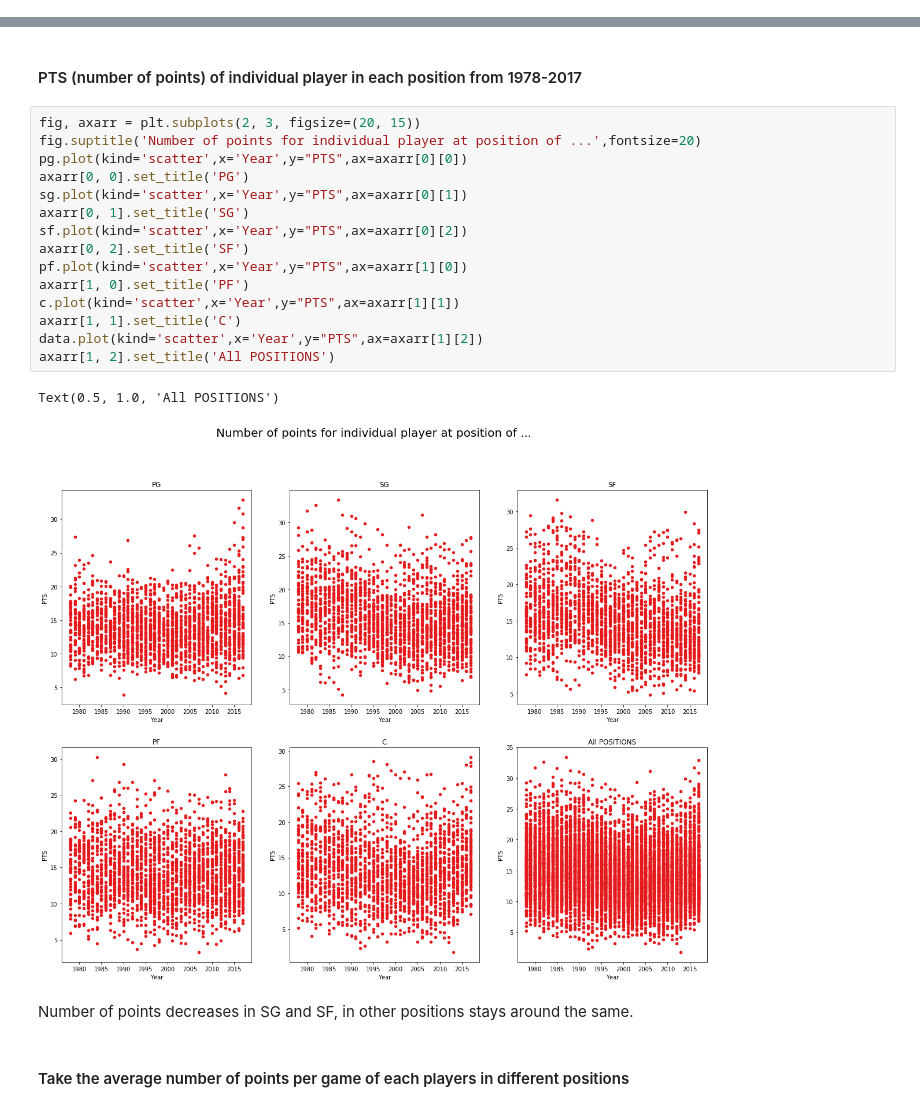
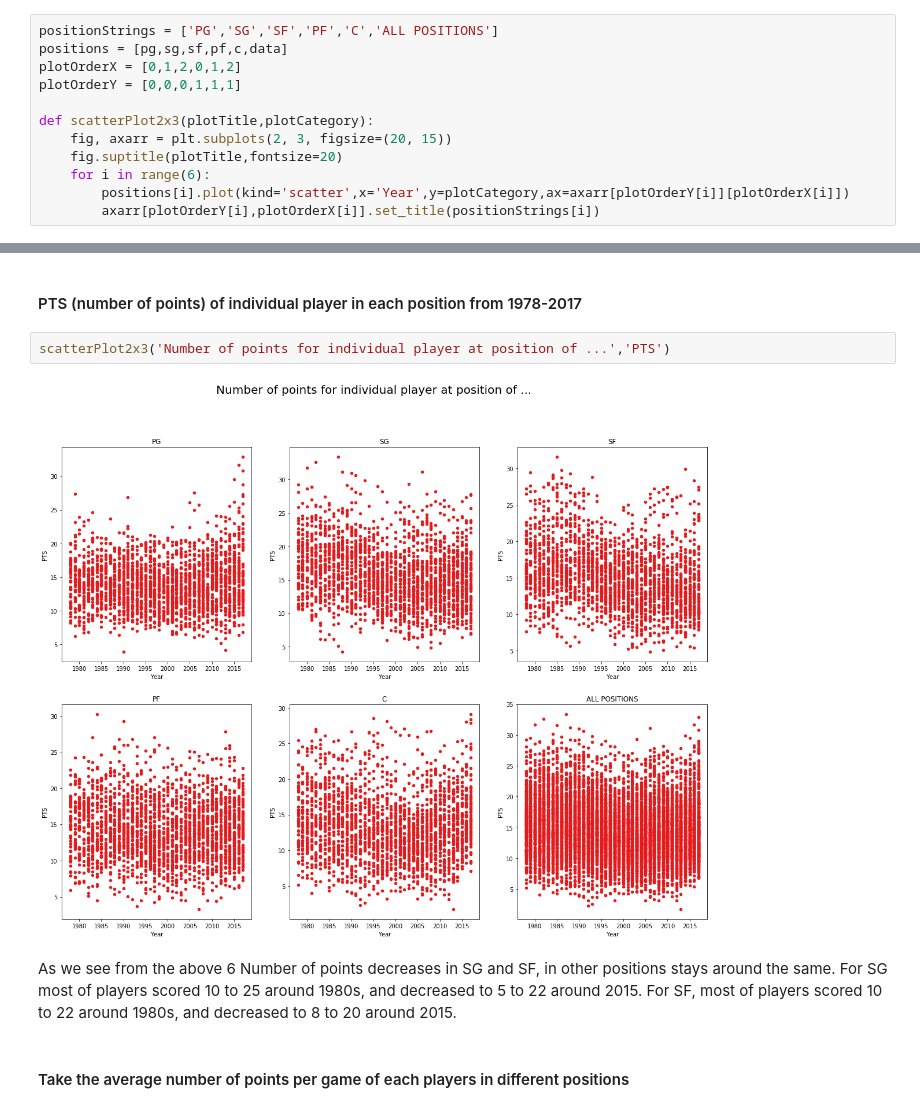
Before and after one commit to yidingweng/SpringBoard, a Jupyter notebook: Capstone 1/Capstone 1_DataStorytelling.ipynb, the cells around one changed output, grey strips where cells are left out. Cells and saved outputs as stored; diff of their text form.

Commit message:
dataStoryTelling

```diff
--- a/Capstone 1/Capstone 1_DataStorytelling.ipynb
+++ b/Capstone 1/Capstone 1_DataStorytelling.ipynb
@@ -57,0 +65,12 @@ which usually also implies height of players in ascanding order.
+# %%
+positionStrings = ['PG','SG','SF','PF','C','ALL POSITIONS']
+positions = [pg,sg,sf,pf,c,data]
+plotOrderX = [0,1,2,0,1,2]
+plotOrderY = [0,0,0,1,1,1]
+
+def scatterPlot2x3(plotTitle,plotCategory):
+    fig, axarr = plt.subplots(2, 3, figsize=(20, 15))
+    fig.suptitle(plotTitle,fontsize=20)
+    for i in range(6):
+        positions[i].plot(kind='scatter',x='Year',y=plotCategory,ax=axarr[plotOrderY[i]][plotOrderX[i]])
+        axarr[plotOrderY[i],plotOrderX[i]].set_title(positionStrings[i])
@@ -59,25 +108,12 @@ which usually also implies height of players in ascanding order.
 ## PTS (number of points)
 # %% [markdown]
 #### PTS (number of points) of individual player in each position from 1978-2017
-# %%
-fig, axarr = plt.subplots(2, 3, figsize=(20, 15))
-fig.suptitle('Number of points for individual player at position of ...',fontsize=20)
-pg.plot(kind='scatter',x='Year',y="PTS",ax=axarr[0][0])
-axarr[0, 0].set_title('PG')
-sg.plot(kind='scatter',x='Year',y="PTS",ax=axarr[0][1])
-axarr[0, 1].set_title('SG')
-sf.plot(kind='scatter',x='Year',y="PTS",ax=axarr[0][2])
-axarr[0, 2].set_title('SF')
-pf.plot(kind='scatter',x='Year',y="PTS",ax=axarr[1][0])
-axarr[1, 0].set_title('PF')
-c.plot(kind='scatter',x='Year',y="PTS",ax=axarr[1][1])
-axarr[1, 1].set_title('C')
-data.plot(kind='scatter',x='Year',y="PTS",ax=axarr[1][2])
-axarr[1, 2].set_title('All POSITIONS')
-# %% [output]
-Text(0.5, 1.0, 'All POSITIONS')
-[figure, removed]
-# %% [markdown]
-Number of points decreases in SG and SF, in other positions stays around the same.
+# %%
+scatterPlot2x3('Number of points for individual player at position of ...','PTS')
+# %% [output]
+[figure, added]
+# %% [markdown]
+As we see from the above 6 Number of points decreases in SG and SF, in other positions stays around the same.
+For SG most of players scored 10 to 25 around 1980s, and decreased to 5 to 22 around 2015. For SF, most of players scored 10 to 22 around 1980s, and decreased to 8 to 20 around 2015.
 # %% [markdown]
 ####  Take the average number of points per game of each players in different positions
```
Also changed, not shown: parts of 78 cells of this notebook.
